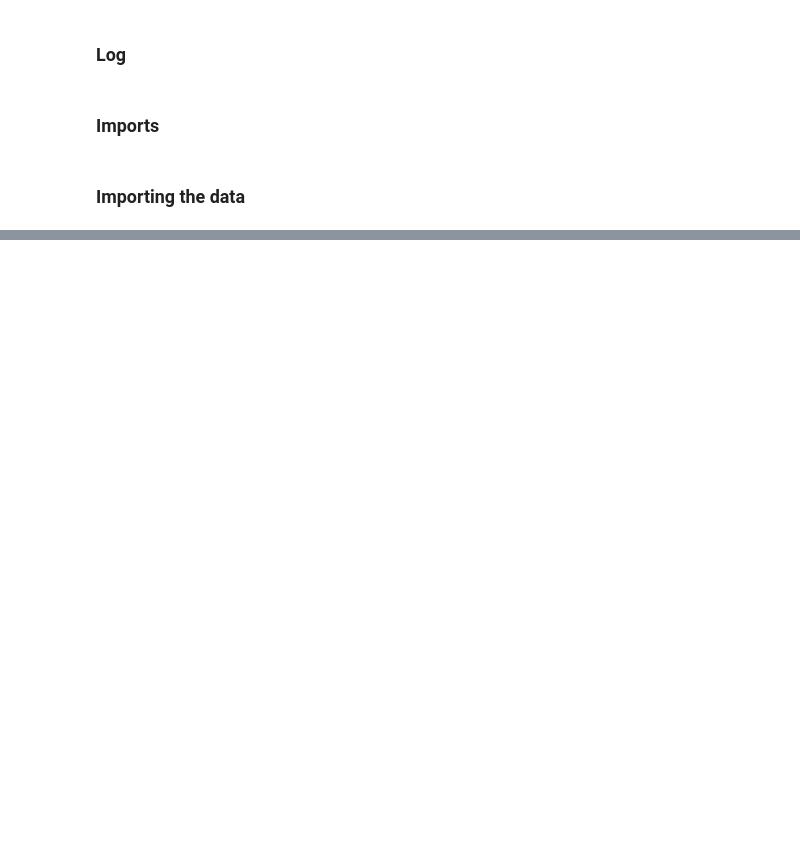
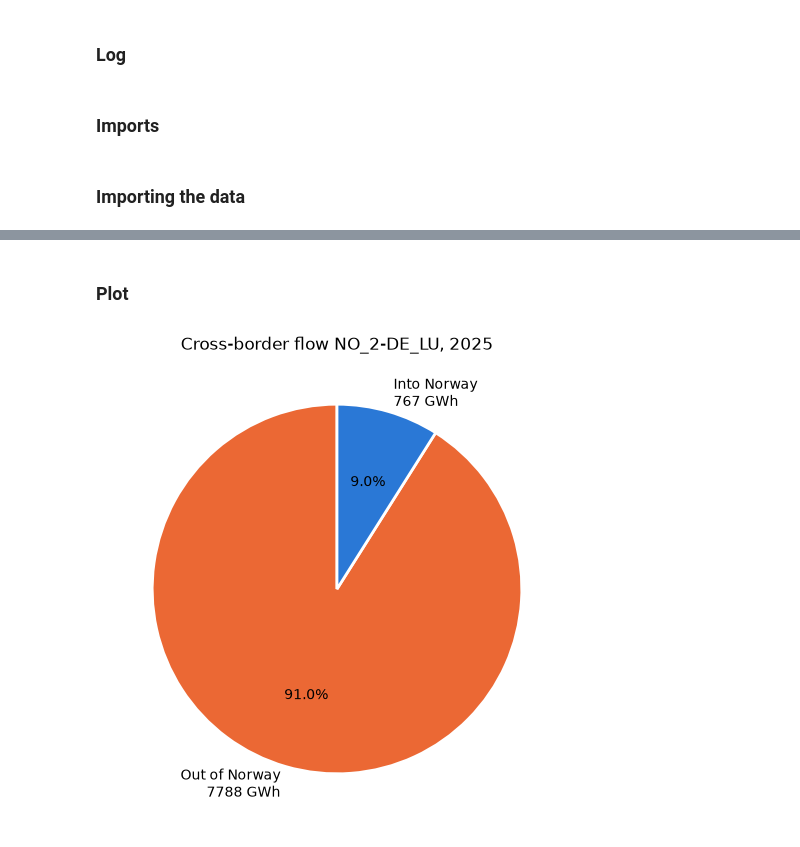
Before and after one commit to Simen03/simen03-ind320-app, a Jupyter notebook: notebooks/part2_project.ipynb, the cells around one changed output, grey strips where cells are left out. Saved outputs shown, nothing was run; the diff lists cells and outputs as text; code cells hidden in the pictures; blank space fills up the shorter version.

```diff
--- a/notebooks/part2_project.ipynb
+++ b/notebooks/part2_project.ipynb
@@ -74,0 +252,22 @@ plt.show()
+# %%
+# Read from Cassandra and pick the relevant columns
+sdf_float = (spark.read.format("org.apache.spark.sql.cassandra")
+            .options(keyspace="ind320", table="crossborder_flow")
+            .load()
+            .select("connection", "direction", "time", "mw"))
+
+# Choose a connection. This filter is on the partition key, so it is pushed down to Cassandra
+chosen_connection = "NO_2-DE_LU"
+sdf_chosen = sdf_float.filter(F.col("connection") == chosen_connection)
+
+# To pandas, converted to Norwegian time before grouping by year and month
+pdf = sdf_chosen.toPandas()
+pdf["time"] = pdf["time"].dt.tz_localize("UTC").dt.tz_convert("Europe/Oslo")
+pdf["year"] = pdf["time"].dt.year
+pdf["month"] = pdf["time"].dt.month
+
+# Pie chart: total in and out of Norway for one year
+pie_df = pdf[pdf["year"] == 2025].groupby("direction")["mw"].sum()
+
+# Line plot: first month of the year, one line per direction
+line_df = pdf[(pdf["year"] == 2025) & (pdf["month"] == 1)]
@@ -74,0 +293,24 @@ plt.show()
+# %% [markdown]
+### Plot
+# %%
+Year = 2025   # first full calendar year in the data (2024 and 2026 are only partly covered)
+Colours = {"import": "#2a78d6", "export": "#eb6834"}   # same colour per direction in both plots
+Labels = {"import": "Into Norway", "export": "Out of Norway"}
+
+# Pie chart: total in and out of Norway for one year
+# Hourly MW summed over the year = MWh. Divided by 1000 to get GWh
+pie_gwh = pie_df / 1000
+
+fig, ax = plt.subplots(figsize=(6, 6))
+ax.pie(
+    pie_gwh.values,
+    labels=[f"{Labels[d]}\n{v:.0f} GWh" for d, v in pie_gwh.items()],
+    colors=[Colours[d] for d in pie_gwh.index],
+    autopct="%1.1f%%",
+    startangle=90,
+    wedgeprops={"edgecolor": "white", "linewidth": 2},
+)
+ax.set_title(f"Cross-border flow {chosen_connection}, {Year}")
+plt.show()
+# %% [output]
+[figure, added]
```
Also changed, not shown: parts of 18 cells of this notebook, 3 other files.
